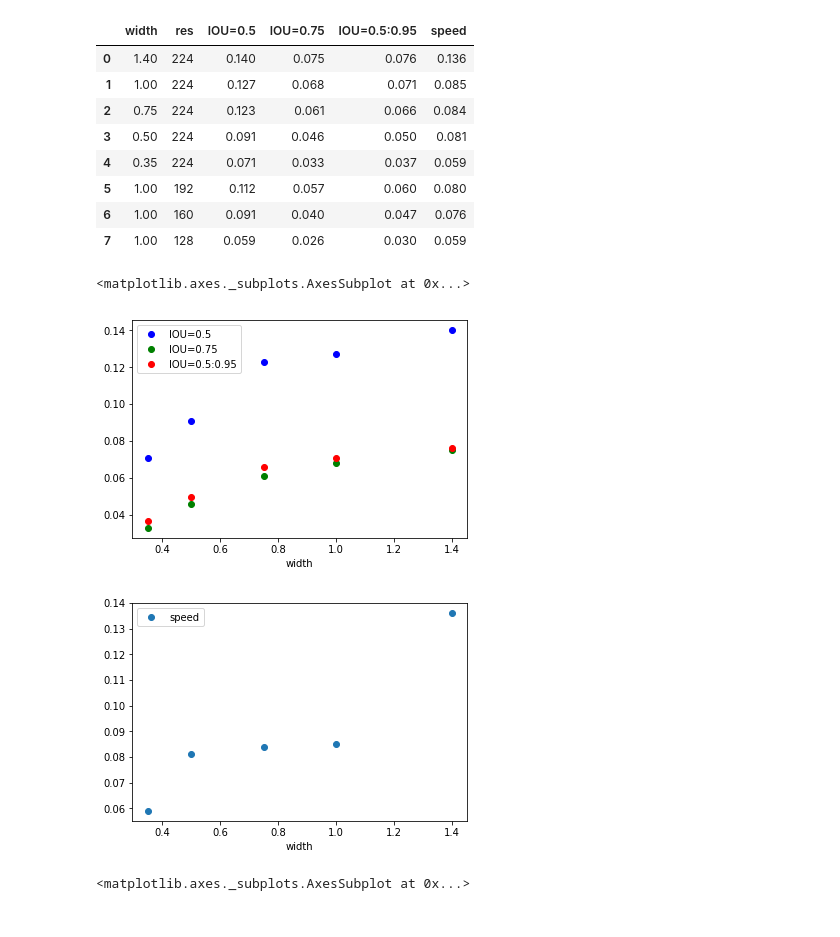
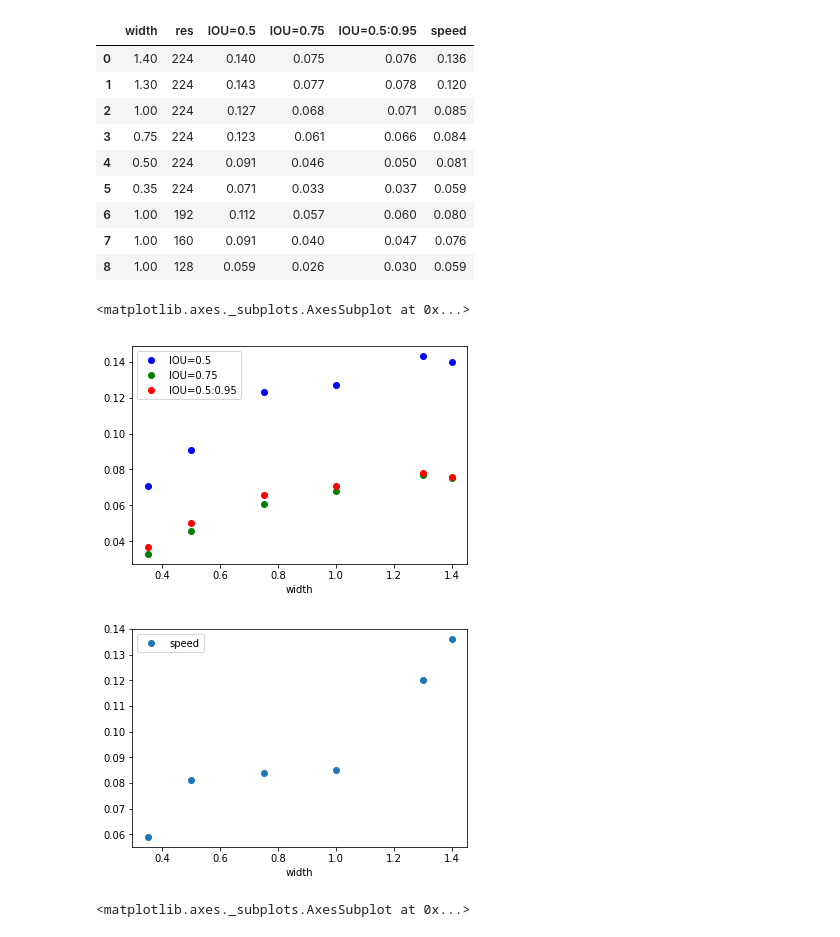
Before and after one commit to lindawangg/OLIV, a Jupyter notebook: eval/comparisons.ipynb, the cells around one changed output. Drawn from its saved outputs; the diff is of its cells as text; code cells hidden in the pictures.

```diff
--- a/eval/comparisons.ipynb
+++ b/eval/comparisons.ipynb
@@ -2,24 +2,25 @@
 import matplotlib.pyplot as plt
 import pandas as pd
 # %%
-r = {'width': [1.4, 1, 0.75, 0.5, 0.35, 1, 1, 1],
-     'res': [224, 224, 224, 224, 224, 192, 160, 128],
-     'IOU=0.5': [0.140, 0.127, 0.123, 0.091, 0.071, 0.112, 0.091, 0.059],
-     'IOU=0.75':[0.075,0.068, 0.061, 0.046, 0.033, 0.057, 0.040, 0.026],
-     'IOU=0.5:0.95':[0.076,0.071,0.066, 0.050, 0.037, 0.060, 0.047, 0.030],
-     'speed':[0.136,0.085,0.084, 0.081, 0.059, 0.080, 0.076, 0.059]}
+r = {'width': [1.4, 1.3, 1, 0.75, 0.5, 0.35, 1, 1, 1],
+     'res': [224, 224, 224, 224, 224, 224, 192, 160, 128],
+     'IOU=0.5': [0.140, 0.143, 0.127, 0.123, 0.091, 0.071, 0.112, 0.091, 0.059],
+     'IOU=0.75':[0.075, 0.077, 0.068, 0.061, 0.046, 0.033, 0.057, 0.040, 0.026],
+     'IOU=0.5:0.95':[0.076, 0.078, 0.071,0.066, 0.050, 0.037, 0.060, 0.047, 0.030],
+     'speed':[0.136,0.12, 0.085,0.084, 0.081, 0.059, 0.080, 0.076, 0.059]}
 df = pd.DataFrame(data=r)
 df
 # %% [output]
 |  | width | res | IOU=0.5 | IOU=0.75 | IOU=0.5:0.95 | speed |
 | 0 | 1.40 | 224 | 0.140 | 0.075 | 0.076 | 0.136 |
-| 1 | 1.00 | 224 | 0.127 | 0.068 | 0.071 | 0.085 |
-| 2 | 0.75 | 224 | 0.123 | 0.061 | 0.066 | 0.084 |
-| 3 | 0.50 | 224 | 0.091 | 0.046 | 0.050 | 0.081 |
-| 4 | 0.35 | 224 | 0.071 | 0.033 | 0.037 | 0.059 |
-| 5 | 1.00 | 192 | 0.112 | 0.057 | 0.060 | 0.080 |
-| 6 | 1.00 | 160 | 0.091 | 0.040 | 0.047 | 0.076 |
-| 7 | 1.00 | 128 | 0.059 | 0.026 | 0.030 | 0.059 |
+| 1 | 1.30 | 224 | 0.143 | 0.077 | 0.078 | 0.120 |
+| 2 | 1.00 | 224 | 0.127 | 0.068 | 0.071 | 0.085 |
+| 3 | 0.75 | 224 | 0.123 | 0.061 | 0.066 | 0.084 |
+| 4 | 0.50 | 224 | 0.091 | 0.046 | 0.050 | 0.081 |
+| 5 | 0.35 | 224 | 0.071 | 0.033 | 0.037 | 0.059 |
+| 6 | 1.00 | 192 | 0.112 | 0.057 | 0.060 | 0.080 |
+| 7 | 1.00 | 160 | 0.091 | 0.040 | 0.047 | 0.076 |
+| 8 | 1.00 | 128 | 0.059 | 0.026 | 0.030 | 0.059 |
 # %%
 # varying width, constant resolution with different IoUs
 ap_width = df.loc[df['res']==224]
@@ -32,8 +33,8 @@ speed_width = df.loc[df['res']==224]
 speed_width.plot(x='width', y='speed', style='o')
 # %% [output]
 <matplotlib.axes._subplots.AxesSubplot at 0x...>
-[figure, old version]
+[figure, new version]
-[figure, old version]
+[figure, new version]
 # %%
 # varying resolution, constant width with different IoUs
 ap_res = df.loc[df['width']==1]
```
Also changed, not shown: parts of 1 cell of this notebook.
